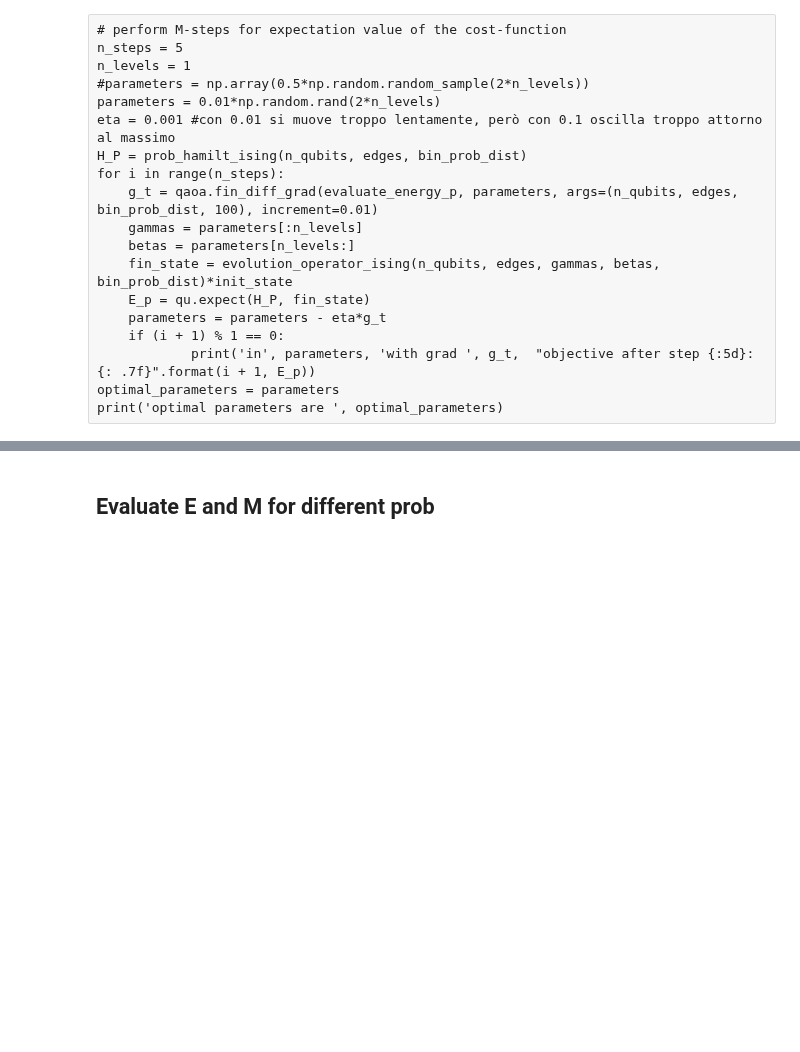
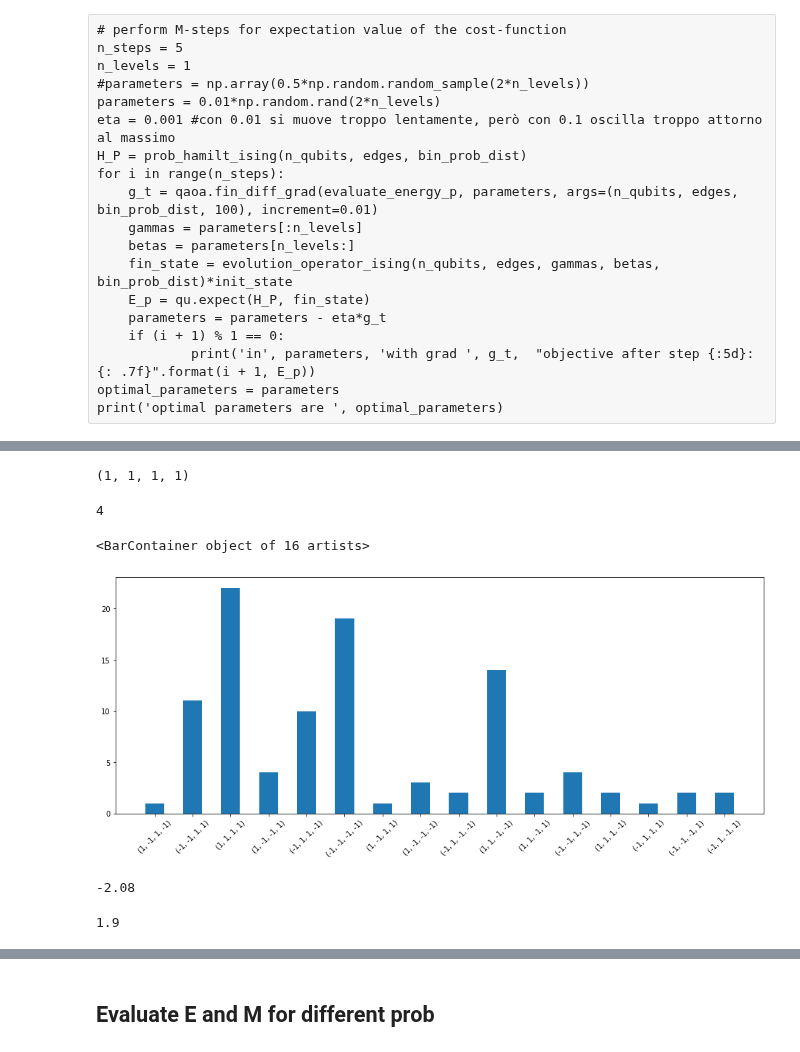
Before and after one commit to andreabasiliorava/Thesis_QAOA, a Jupyter notebook: QAOA_RBIM.ipynb, the cells around one changed output, grey strips where cells are left out. Saved outputs shown, nothing was run; the diff lists cells and outputs as text; code cells hidden in the pictures; blank space fills up the shorter version.

```diff
--- a/QAOA_RBIM.ipynb
+++ b/QAOA_RBIM.ipynb
@@ -95,0 +113,4 @@ for outcome in all_outcomes:
+# %%
+all_outcomes = itertools.product([1,-1], repeat=n_qubits)
+for outcome in all_outcomes:
+    print(outcome, evaluate_magnetization_ising(outcome))
@@ -100,7 +138,7 @@ def prob_hamilt_ising(n_qubits, edges, bin_prob_dist, coupling_const=1):
     list_double_sigmaz = []
     for i, edge in enumerate(edges):
         list_double_sigmaz.append(
-            qucs.n_sigmaz(n_qubits,edge[0])*qucs.n_sigmaz(n_qubits,edge[1])#*bin_prob_dist[i]
+            qucs.n_sigmaz(n_qubits,edge[0])*qucs.n_sigmaz(n_qubits,edge[1])*bin_prob_dist[i]
             )
     return -sum(list_double_sigmaz)*coupling_const
 # %%
@@ -294,6 +332,7 @@ print('optimal parameters are ', optimal_parameters)
 # %%
 #Adam
 #perform it for exp_F_1 (check if this method works properly for p=1 case)
+n_levels = 1
 n_steps = 20
 #parameters = np.array(0.5*np.random.random_sample(2*n_levels)) #check how choose initial params, for pi*rand is too dispersive
 parameters = 0.01*np.random.rand(2*n_levels)
@@ -373,0 +422,6 @@ plt.bar(x_axis, dict_outcomes.values(), width = 0.5)
+# %%
+n_samples = 100
+outcomes = quantum_measurements_ising(n_samples, fin_state)
+dict_outcomes = {}
+for outcome in outcomes:
+    dict_outcomes[tuple(outcome)] = outcomes.count(outcome)
@@ -373,0 +432,29 @@ plt.bar(x_axis, dict_outcomes.values(), width = 0.5)
+# %%
+most_probable_state = list(dict_outcomes.keys())[index_max_occurrency]
+most_probable_state
+# %% [output]
+(1, 1, 1, 1)
+# %%
+M = evaluate_magnetization_ising(most_probable_state)
+M
+# %% [output]
+4
+# %%
+# plot probabilities of each state of the graph corresponding to every possible configuration after a cut
+plt.figure(figsize = (2**n_qubits,6))
+plt.xticks(rotation=45)
+x_axis = []
+for key in dict_outcomes:
+    x_axis.append(str(key))
+plt.bar(x_axis, dict_outcomes.values(), width = 0.5)
+# %% [output]
+<BarContainer object of 16 artists>
+[figure, added]
+# %%
+evaluate_energy_p(optimal_parameters_Adam_fin_diff, n_qubits, edges, bin_prob_dist, 100)
+# %% [output]
+-2.08
+# %%
+evaluate_magnetization_p(optimal_parameters_Adam_fin_diff, n_qubits, edges, bin_prob_dist, 100)
+# %% [output]
+1.9
```
Also changed, not shown: parts of 32 cells of this notebook, 3 other files.
